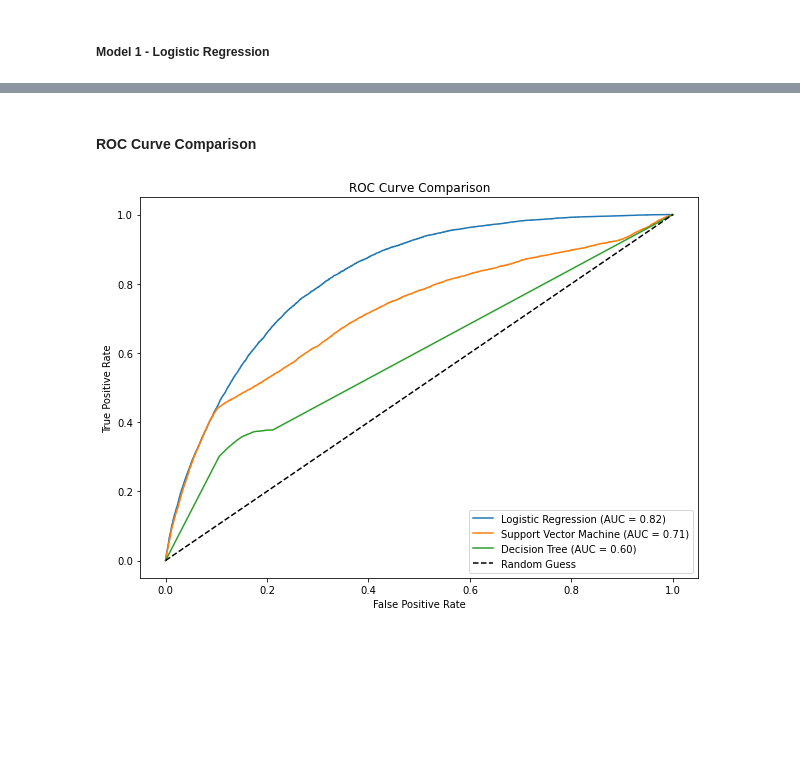
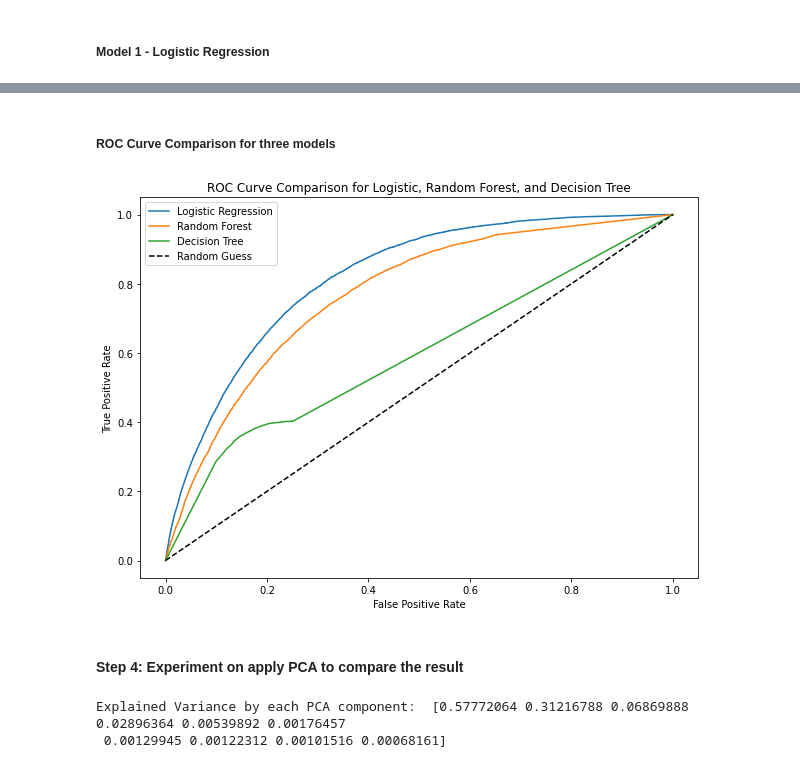
Before and after one commit to Kenzirey/ML-Assignment2, a Jupyter notebook: classification_train_evaluate.ipynb, the cells around one changed output, grey strips where cells are left out. Saved outputs shown, nothing was run; the diff lists cells and outputs as text; code cells hidden in the pictures; blank space fills up the shorter version.

Commit message:
update the training part

```diff
--- a/classification_train_evaluate.ipynb
+++ b/classification_train_evaluate.ipynb
@@ -29,7 +34,7 @@ df
 # %%
 # Define selected features and target variable
 features = ['HighBP', 'HighChol', 'CholCheck', 'Stroke', 'HeartDiseaseorAttack', 'PhysActivity',
-            'Fruits', 'Veggies', 'DiffWalk', 'BMI', 'GenHlth', 'PhysHlth', 'Age', 'Income']
+             'Veggies', 'DiffWalk', 'BMI', 'GenHlth', 'PhysHlth', 'Age', 'Income']
 X = df[features]
 y = df['Diabetes_binary']
 # %%
@@ -77,9 +76,0 @@ weighted avg       0.83      0.86      0.83     76104
-# %%
-# Support Vector Machine
-svm_model = SVC(probability=True)
-svm_model.fit(X_train, y_train)
-svm_pred = svm_model.predict(X_test)
-svm_prob = svm_model.predict_proba(X_test)[:, 1]
-svm_cm = confusion_matrix(y_test, svm_pred)
-svm_fpr, svm_tpr, _ = roc_curve(y_test, svm_prob)
-svm_auc = auc(svm_fpr, svm_tpr)
@@ -141,0 +111,8 @@ weighted avg       0.81      0.81      0.81     76104
+# %%
+# Random Forest
+random_forest_model = RandomForestClassifier(n_estimators=100, random_state=42)
+random_forest_model.fit(X_train, y_train)
+random_forest_pred = random_forest_model.predict(X_test)
+random_forest_prob = random_forest_model.predict_proba(X_test)[:, 1]
+random_forest_fpr, random_forest_tpr, _ = roc_curve(y_test, random_forest_prob)
+random_forest_auc = auc(random_forest_fpr, random_forest_tpr)
@@ -142,16 +140,30 @@ weighted avg       0.81      0.81      0.81     76104
 # %% [markdown]
-#### ROC Curve Comparison
+##### ROC Curve Comparison for three models
 # %%
-# Plot ROC Curves
+# Plot ROC Curves for all models
 plt.figure(figsize=(10, 7))
-plt.plot(logistic_fpr, logistic_tpr, label=f'Logistic Regression (AUC = {logistic_auc:.2f})')
-plt.plot(svm_fpr, svm_tpr, label=f'Support Vector Machine (AUC = {svm_auc:.2f})')
-plt.plot(decision_tree_fpr, decision_tree_tpr, label=f'Decision Tree (AUC = {decision_tree_auc:.2f})')
+plt.plot(logistic_fpr, logistic_tpr, label='Logistic Regression')
+plt.plot(random_forest_fpr, random_forest_tpr, label='Random Forest')
+plt.plot(decision_tree_fpr, decision_tree_tpr, label='Decision Tree')
 plt.plot([0, 1], [0, 1], 'k--', label='Random Guess')
 plt.xlabel('False Positive Rate')
 plt.ylabel('True Positive Rate')
-plt.title('ROC Curve Comparison')
+plt.title('ROC Curve Comparison for Logistic, Random Forest, and Decision Tree')
 plt.legend()
 plt.show()
 # %% [output]
-[figure, old version]
+[figure, new version]
+# %% [markdown]
+#### Step 4: Experiment on apply PCA to compare the result
+# %%
+# Apply PCA
+pca = PCA(n_components=10)  # You can adjust the number of components based on explained variance
+X_train_pca = pca.fit_transform(X_train)
+X_test_pca = pca.transform(X_test)
+
+# Explained variance ratio for understanding how much variance is retained by each component
+explained_variance = pca.explained_variance_ratio_
+print("Explained Variance by each PCA component: ", explained_variance)
+# %% [output]
+Explained Variance by each PCA component:  [0.57772064 0.31216788 0.06869888 0.02896364 0.00539892 0.00176457
+ 0.00129945 0.00122312 0.00101516 0.00068161]
```
Also changed, not shown: parts of 23 cells of this notebook.
